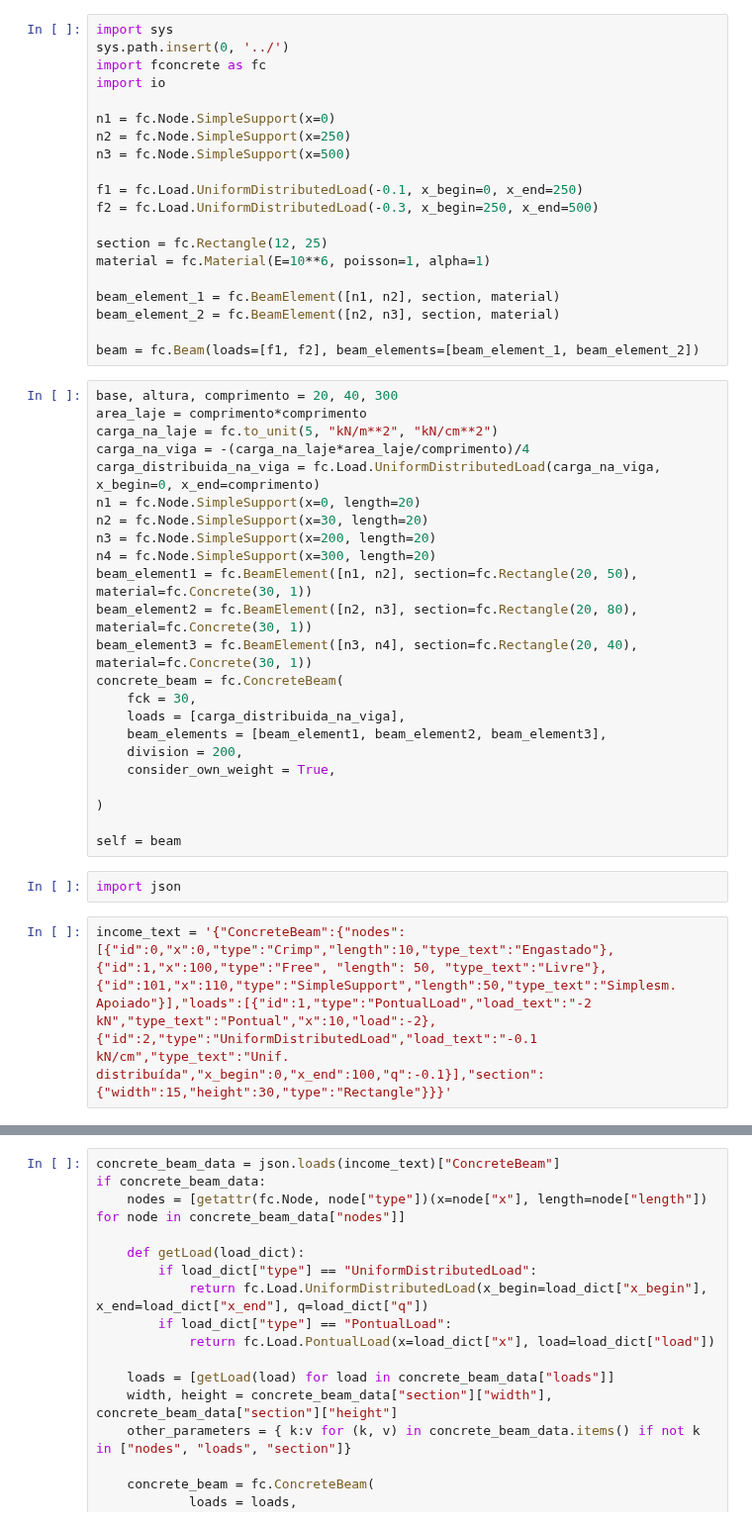
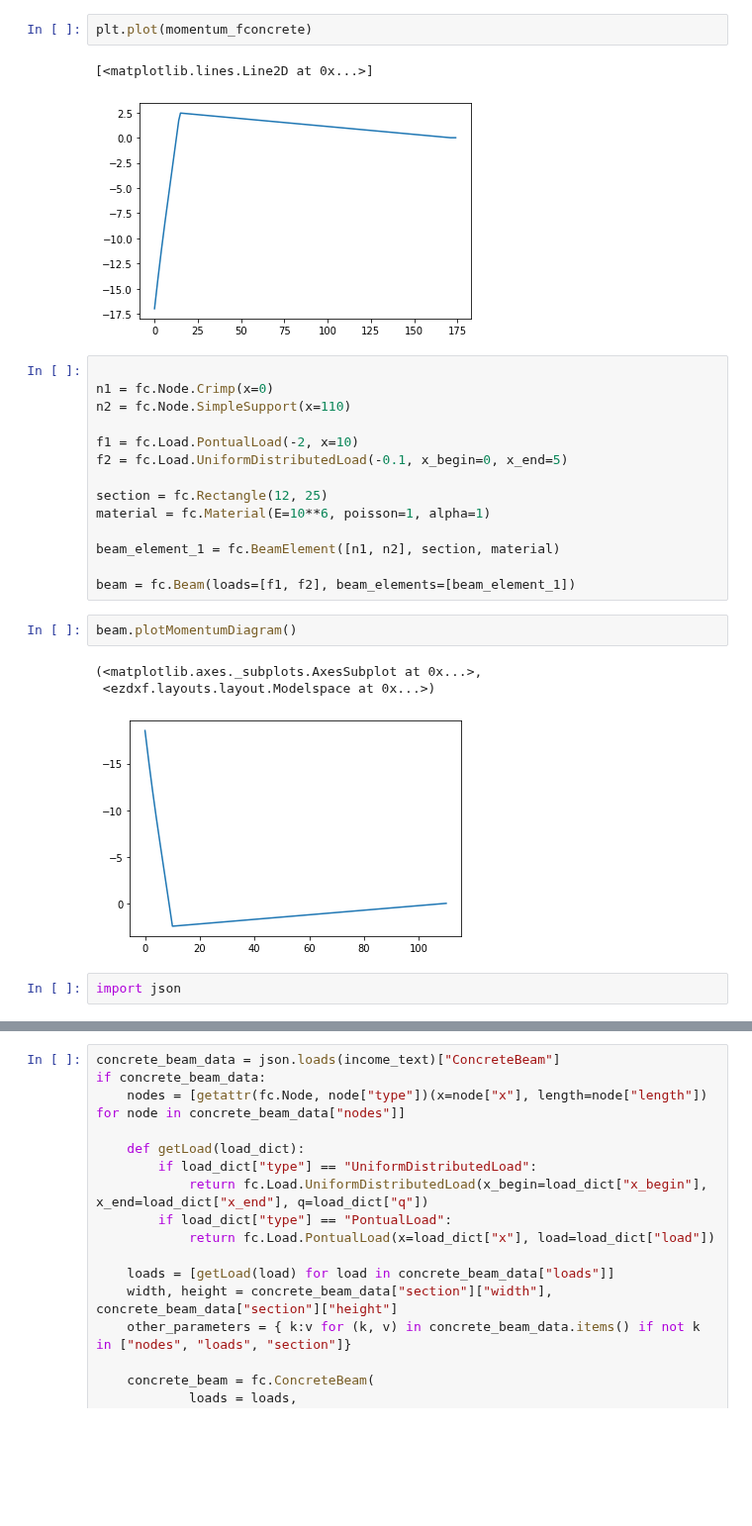
Before and after one commit to luisggc/FConcrete, a Jupyter notebook: examples/Draw.ipynb, the cells around one changed output, grey strips where cells are left out. Shown at 99% size. Cells and saved outputs as stored; diff of their text form; blank space fills up the shorter version.

```diff
--- a/examples/Draw.ipynb
+++ b/examples/Draw.ipynb
@@ -1,47 +98,27 @@
+# %%
+plt.plot(momentum_fconcrete)
+# %% [output]
+[<matplotlib.lines.Line2D at 0x...>]
+[figure, added]
 # %%
-import sys
-sys.path.insert(0, '../')
-import fconcrete as fc
-import io
 
-n1 = fc.Node.SimpleSupport(x=0)
-n2 = fc.Node.SimpleSupport(x=250)
-n3 = fc.Node.SimpleSupport(x=500)
+n1 = fc.Node.Crimp(x=0)
+n2 = fc.Node.SimpleSupport(x=110)
 
-f1 = fc.Load.UniformDistributedLoad(-0.1, x_begin=0, x_end=250)
-f2 = fc.Load.UniformDistributedLoad(-0.3, x_begin=250, x_end=500)
+f1 = fc.Load.PontualLoad(-2, x=10)
+f2 = fc.Load.UniformDistributedLoad(-0.1, x_begin=0, x_end=5)
 
 section = fc.Rectangle(12, 25)
 material = fc.Material(E=10**6, poisson=1, alpha=1)
 
 beam_element_1 = fc.BeamElement([n1, n2], section, material)
-beam_element_2 = fc.BeamElement([n2, n3], section, material)
 
-beam = fc.Beam(loads=[f1, f2], beam_elements=[beam_element_1, beam_element_2])
+beam = fc.Beam(loads=[f1, f2], beam_elements=[beam_element_1])
-# %%
-base, altura, comprimento = 20, 40, 300
-area_laje = comprimento*comprimento
-carga_na_laje = fc.to_unit(5, "kN/m**2", "kN/cm**2")
-carga_na_viga = -(carga_na_laje*area_laje/comprimento)/4
-carga_distribuida_na_viga = fc.Load.UniformDistributedLoad(carga_na_viga, x_begin=0, x_end=comprimento)
-n1 = fc.Node.SimpleSupport(x=0, length=20)
-n2 = fc.Node.SimpleSupport(x=30, length=20)
-n3 = fc.Node.SimpleSupport(x=200, length=20)
-n4 = fc.Node.SimpleSupport(x=300, length=20)
-beam_element1 = fc.BeamElement([n1, n2], section=fc.Rectangle(20, 50), material=fc.Concrete(30, 1))
-beam_element2 = fc.BeamElement([n2, n3], section=fc.Rectangle(20, 80), material=fc.Concrete(30, 1))
-beam_element3 = fc.BeamElement([n3, n4], section=fc.Rectangle(20, 40), material=fc.Concrete(30, 1))
-concrete_beam = fc.ConcreteBeam(
-    fck = 30,
-    loads = [carga_distribuida_na_viga],
-    beam_elements = [beam_element1, beam_element2, beam_element3],
-    division = 200,
-    consider_own_weight = True,
-
-)
-
-self = beam
+# %%
+beam.plotMomentumDiagram()
+# %% [output]
+(<matplotlib.axes._subplots.AxesSubplot at 0x...>,
+ <ezdxf.layouts.layout.Modelspace at 0x...>)
+[figure, added]
 # %%
 import json
-# %%
-income_text = '{"ConcreteBeam":{"nodes":[{"id":0,"x":0,"type":"Crimp","length":10,"type_text":"Engastado"},{"id":1,"x":100,"type":"Free", "length": 50, "type_text":"Livre"},{"id":101,"x":110,"type":"SimpleSupport","length":50,"type_text":"Simplesm. Apoiado"}],"loads":[{"id":1,"type":"PontualLoad","load_text":"-2 kN","type_text":"Pontual","x":10,"load":-2},{"id":2,"type":"UniformDistributedLoad","load_text":"-0.1 kN/cm","type_text":"Unif. distribuída","x_begin":0,"x_end":100,"q":-0.1}],"section":{"width":15,"height":30,"type":"Rectangle"}}}'
```
Also changed, not shown: parts of 17 cells of this notebook, 8 other files.
